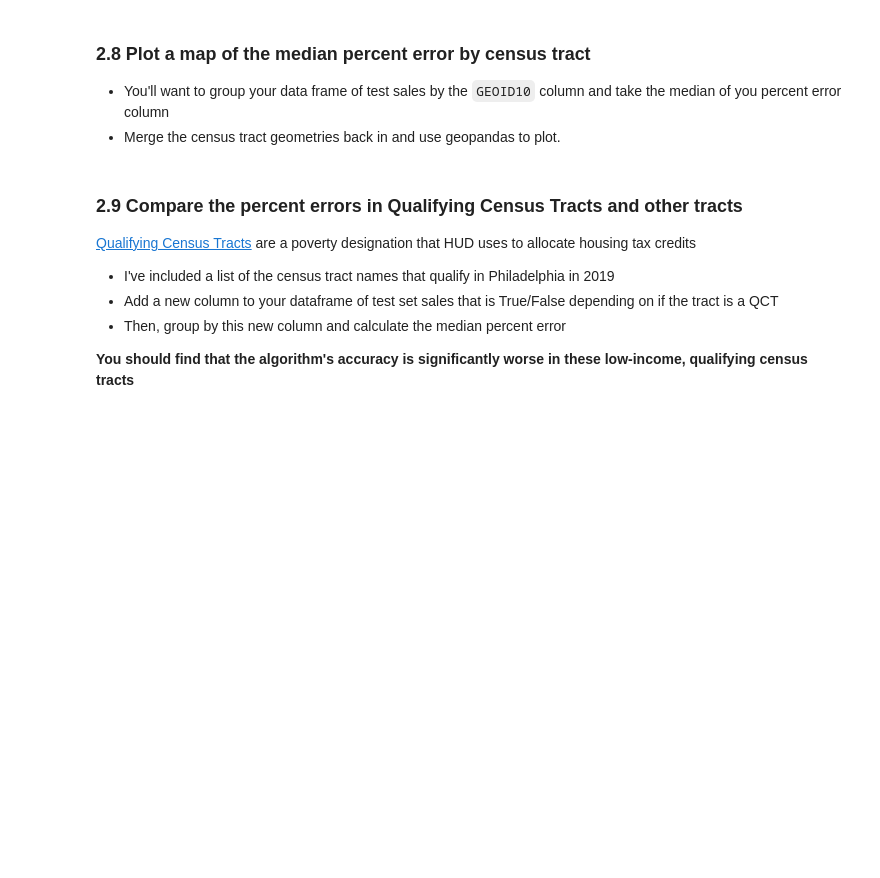
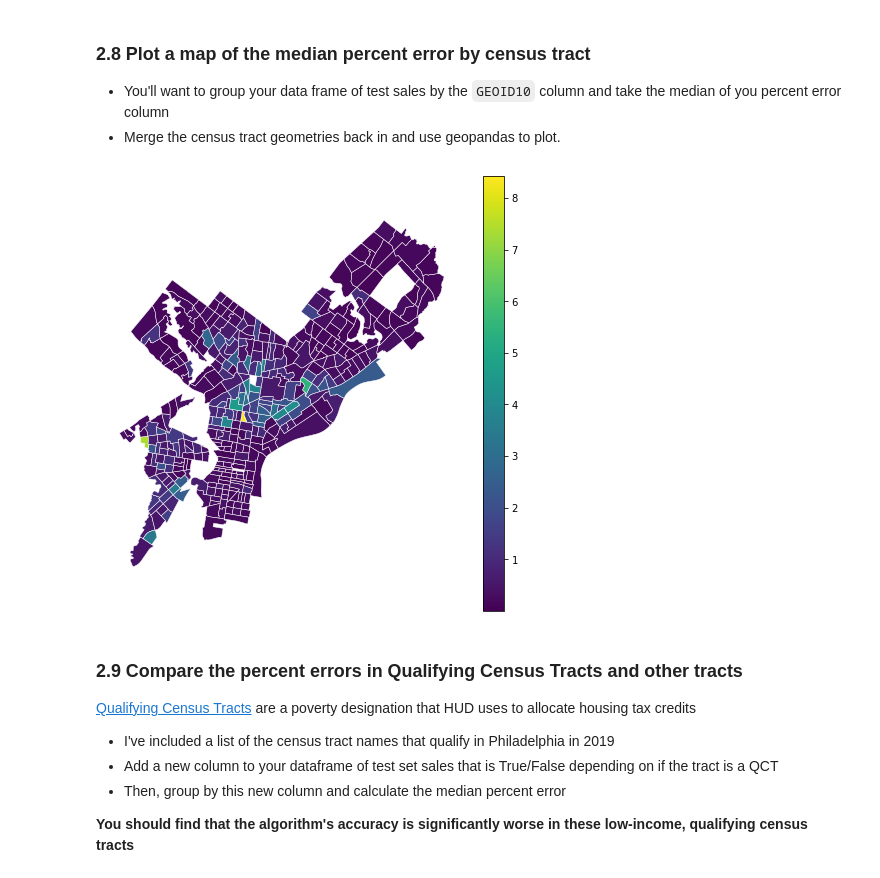
Before and after one commit to yhp92/assignment-7, a Jupyter notebook: assignment-7.ipynb, the cells around one changed output. Cells and saved outputs as stored; diff of their text form; code cells hidden in the pictures; blank space fills up the shorter version.

```diff
--- a/assignment-7.ipynb
+++ b/assignment-7.ipynb
@@ -95,0 +429,9 @@ Create a data frame that has the property geometries, census tract data, and per
+# %%
+test_pe = pe(pipe, test_set, y_test)
+singl_fml_pe['pe'] = test_pe
+# %%
+singl_fml_pe = singl_fml_pe.groupby('GEOID10').mean('pe')
+# %%
+singl_fml_pe = singl_fml_pe.merge(tract[['GEOID10','geometry','NAME10']],on='GEOID10',how='inner')
+# %%
+singl_fml_pe = singl_fml_pe.to_crs(epsg=3857)
@@ -98,6 +450,25 @@ Create a data frame that has the property geometries, census tract data, and per
 
 - You'll want to group your data frame of test sales by the `GEOID10` column and take the median of you percent error column
 - Merge the census tract geometries back in and use geopandas to plot.
+# %%
+# Create the figure/axes
+fig, ax = plt.subplots(figsize=(8, 8))
+
+# Plot
+singl_fml_pe.plot(
+    ax=ax,
+    column="pe",
+    edgecolor="white",
+    linewidth=0.5,
+    legend=True,
+    cmap="viridis"
+)
+
+# Format
+ax.set_axis_off()
+ax.set_aspect("equal")
+# %% [output]
+[figure, added]
 # %% [markdown]
 ### 2.9 Compare the percent errors in Qualifying Census Tracts and other tracts
 
```
Also changed, not shown: parts of 45 cells of this notebook.
